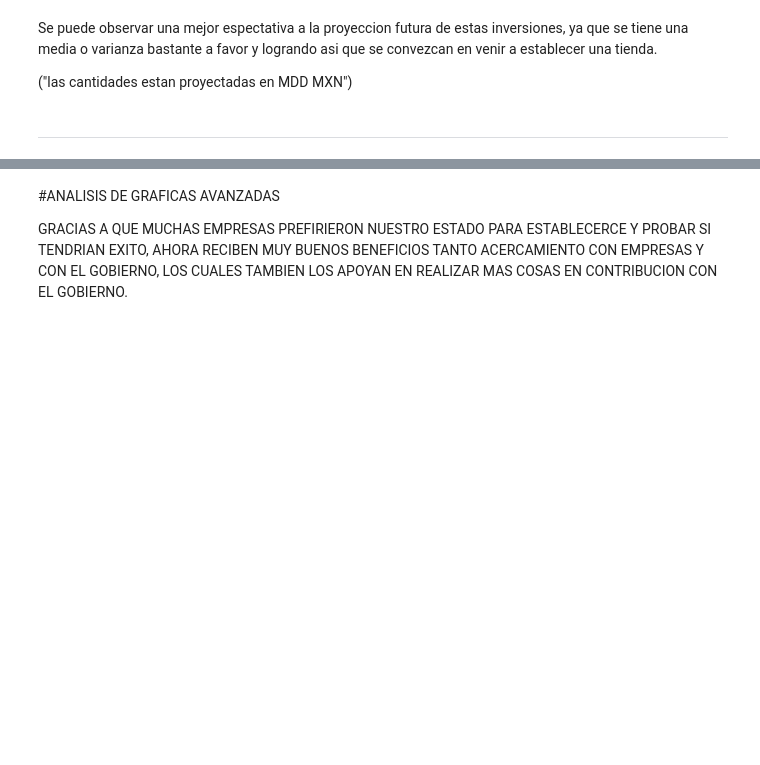
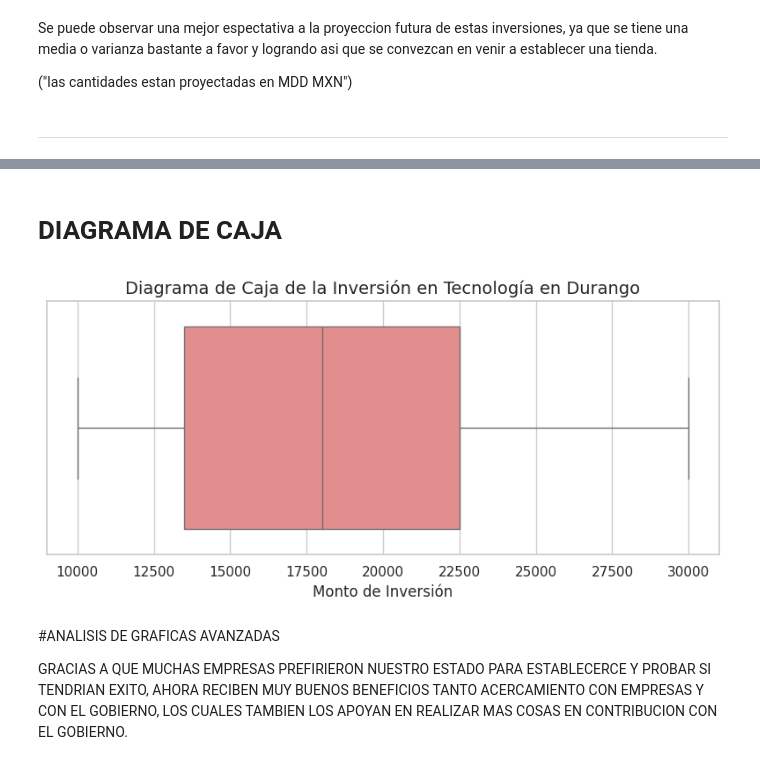
Before and after one commit to elmilanos/ProbabilityStatistics, a Jupyter notebook: GRAFICAS_DE_DATOS.ipynb, the cells around one changed output, grey strips where cells are left out. Cells and saved outputs as stored; diff of their text form; code cells hidden in the pictures; blank space fills up the shorter version.

```diff
--- a/GRAFICAS_DE_DATOS.ipynb
+++ b/GRAFICAS_DE_DATOS.ipynb
@@ -256,3 +273,15 @@ NameError: name 'sns' is not defined
+# %% [markdown]
+# DIAGRAMA DE CAJA
+# %%
+# Diagrama de caja (boxplot)
+plt.figure(figsize=(8, 4))
+sns.boxplot(x=df['Inversion'], color="lightcoral")
+plt.title('Diagrama de Caja de la Inversión en Tecnología en Durango', fontsize=14)
+plt.xlabel('Monto de Inversión', fontsize=12)
+plt.tight_layout()
+plt.show()
+# %% [output]
+[figure, added]
 # %% [markdown]
 
 #ANALISIS DE GRAFICAS AVANZADAS
```
Also changed, not shown: parts of 4 cells of this notebook.
